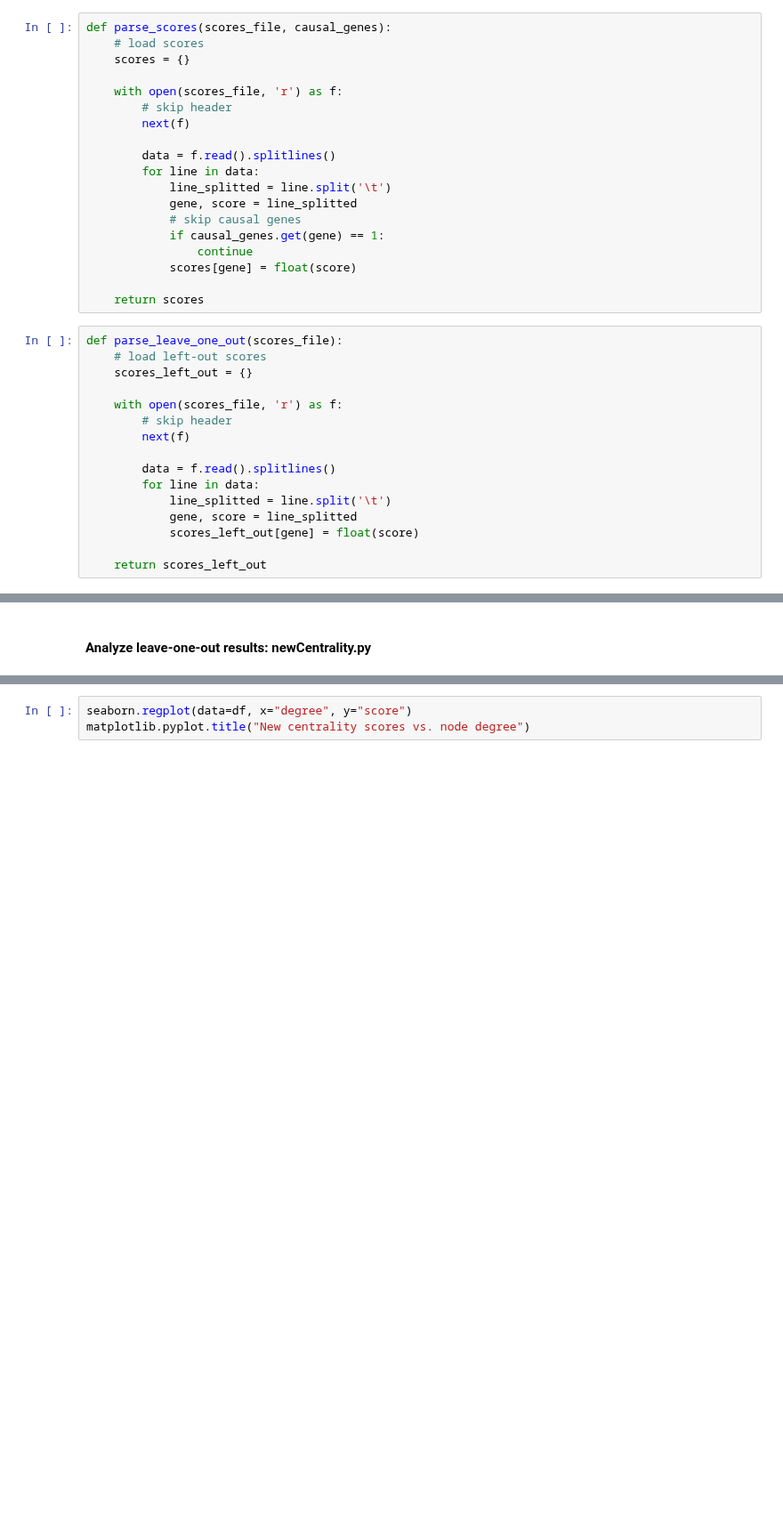
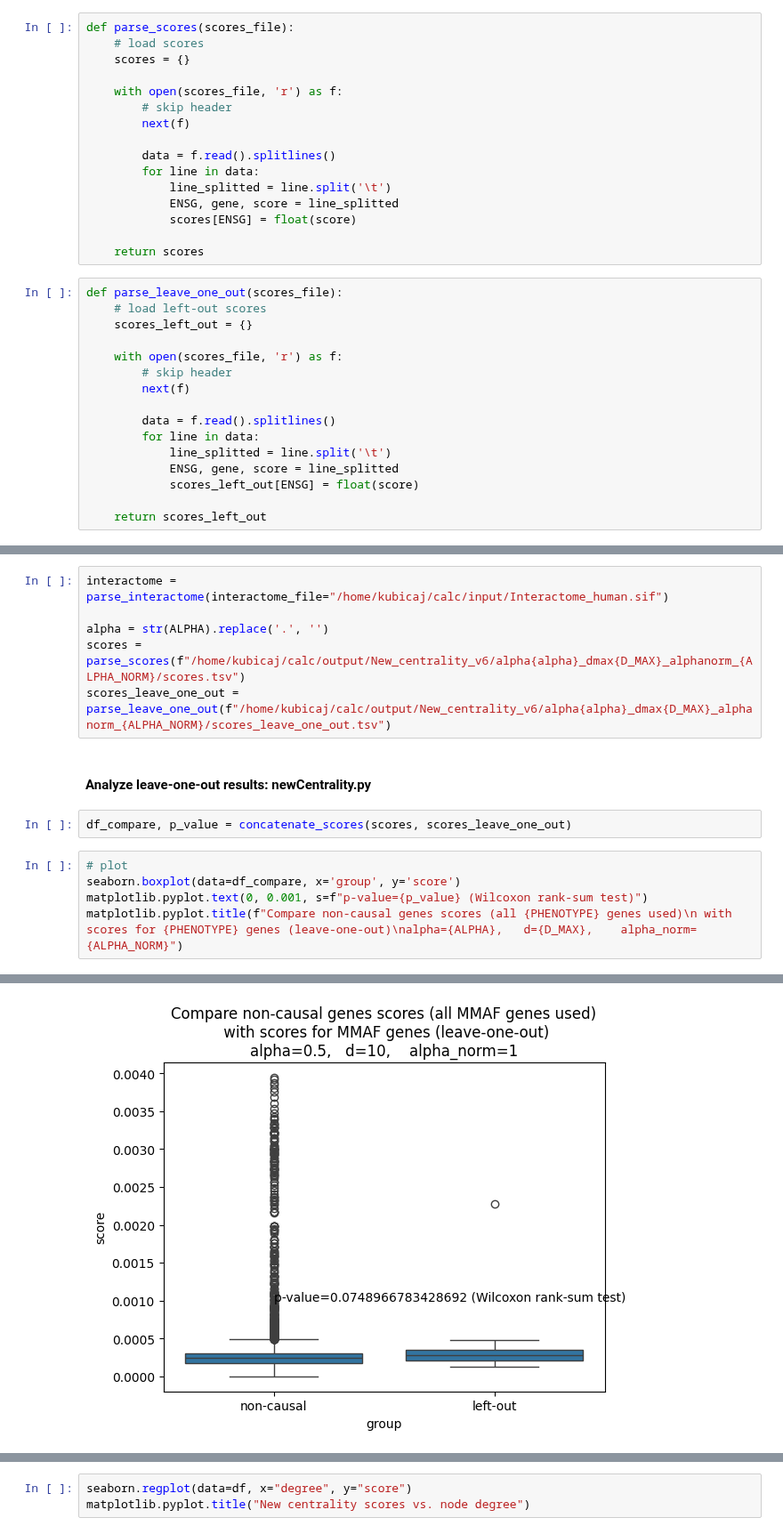
Before and after one commit to jjjk123/grexome-TIMC-Secondary-interactome, a Jupyter notebook: Interactome/jupyter_notebooks/analyze_scores_newCentrality.ipynb, the cells around one changed output, grey strips where cells are left out. Shown at 89% size. Drawn from its saved outputs; the diff is of its cells as text; blank space fills up the shorter version.

Commit message:
analyze_scores : clean-up

```diff
--- a/Interactome/jupyter_notebooks/analyze_scores_newCentrality.ipynb
+++ b/Interactome/jupyter_notebooks/analyze_scores_newCentrality.ipynb
@@ -16,5 +16,5 @@ from utils import parse_interactome, parse_causal_genes
 # %%
-def parse_scores(scores_file, causal_genes):
+def parse_scores(scores_file):
     # load scores
     scores = {}
 
@@ -25,11 +25,8 @@ def parse_scores(scores_file, causal_genes):
         data = f.read().splitlines()
         for line in data:
             line_splitted = line.split('\t')
-            gene, score = line_splitted
-            # skip causal genes
-            if causal_genes.get(gene) == 1:
-                continue
-            scores[gene] = float(score)
+            ENSG, gene, score = line_splitted
+            scores[ENSG] = float(score)
 
     return scores
 # %%
@@ -44,8 +41,8 @@ def parse_leave_one_out(scores_file):
         data = f.read().splitlines()
         for line in data:
             line_splitted = line.split('\t')
-            gene, score = line_splitted
-            scores_left_out[gene] = float(score)
+            ENSG, gene, score = line_splitted
+            scores_left_out[ENSG] = float(score)
 
     return scores_left_out
 # %%
@@ -109,2 +98,16 @@ scores_left_out = parse_leave_one_out(f"/home/kubicaj/calc/output/leave_one_out_
+# %%
+interactome = parse_interactome(interactome_file="/home/kubicaj/calc/input/Interactome_human.sif")
+
+alpha = str(ALPHA).replace('.', '')
+scores = parse_scores(f"/home/kubicaj/calc/output/New_centrality_v6/alpha{alpha}_dmax{D_MAX}_alphanorm_{ALPHA_NORM}/scores.tsv")
+scores_leave_one_out = parse_leave_one_out(f"/home/kubicaj/calc/output/New_centrality_v6/alpha{alpha}_dmax{D_MAX}_alphanorm_{ALPHA_NORM}/scores_leave_one_out.tsv")
 # %% [markdown]
 #### Analyze leave-one-out results: newCentrality.py
+# %%
+df_compare, p_value = concatenate_scores(scores, scores_leave_one_out)
+# %%
+# plot
+seaborn.boxplot(data=df_compare, x='group', y='score')
+matplotlib.pyplot.text(0, 0.001, s=f"p-value={p_value} (Wilcoxon rank-sum test)")
+matplotlib.pyplot.title(f"Compare non-causal genes scores (all {PHENOTYPE} genes used)\n with scores for {PHENOTYPE} genes (leave-one-out)\nalpha={ALPHA},   d={D_MAX},    alpha_norm={ALPHA_NORM}")
+# %% [output]
@@ -110,0 +115 @@ scores_left_out = parse_leave_one_out(f"/home/kubicaj/calc/output/leave_one_out_
+[figure, added]
```
Also changed, not shown: parts of 16 cells of this notebook.
